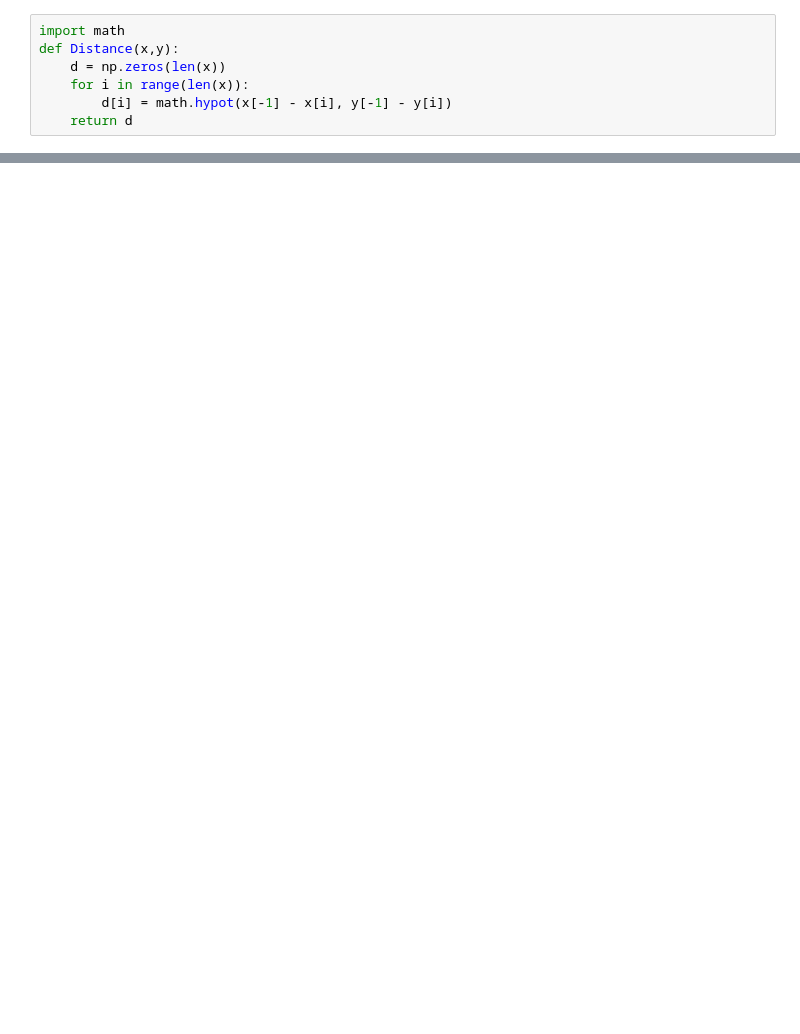
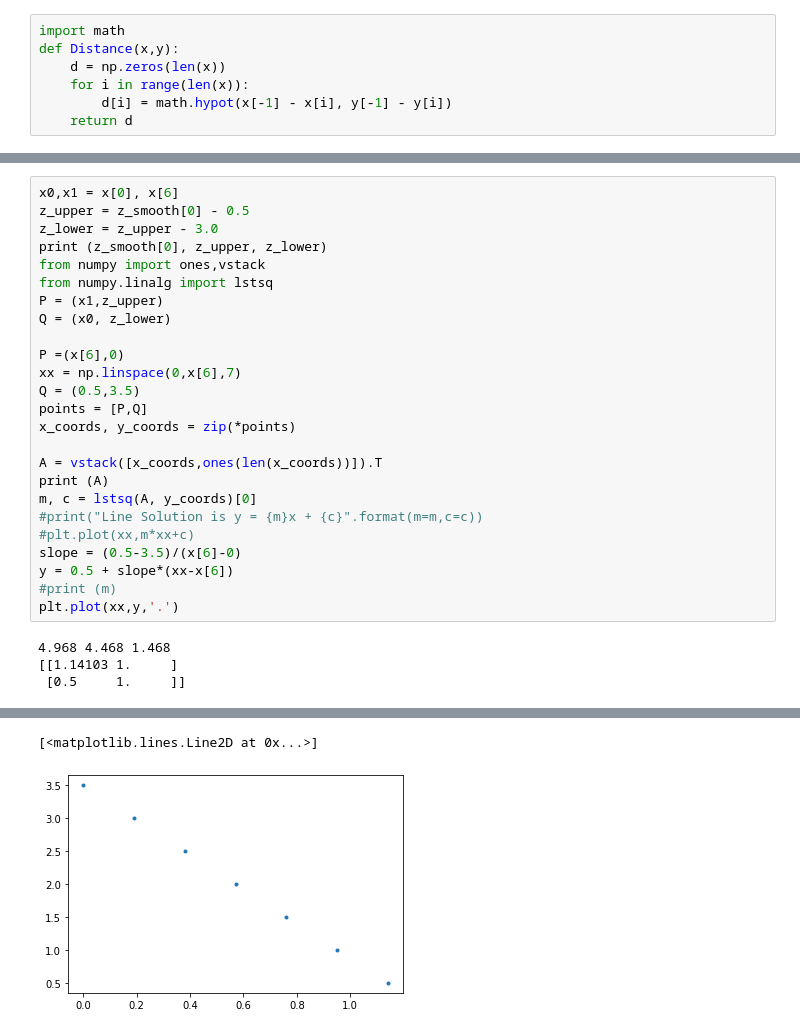
Before and after one commit to ajkhattak/python-scripts, a Jupyter notebook: meshes/make_mesh_piewedge-Vladimir.ipynb, the cells around one changed output, grey strips where cells are left out. Saved outputs shown, nothing was run; the diff lists cells and outputs as text; blank space fills up the shorter version.

```diff
--- a/meshes/make_mesh_piewedge-Vladimir.ipynb
+++ b/meshes/make_mesh_piewedge-Vladimir.ipynb
@@ -226,0 +239,29 @@ m2.plot()
+# %%
+x0,x1 = x[0], x[6]
+z_upper = z_smooth[0] - 0.5
+z_lower = z_upper - 3.0
+print (z_smooth[0], z_upper, z_lower)
+from numpy import ones,vstack
+from numpy.linalg import lstsq
+P = (x1,z_upper)
+Q = (x0, z_lower)
+
+P =(x[6],0)
+xx = np.linspace(0,x[6],7)
+Q = (0.5,3.5)
+points = [P,Q]
+x_coords, y_coords = zip(*points)
+
+A = vstack([x_coords,ones(len(x_coords))]).T
+print (A)
+m, c = lstsq(A, y_coords)[0]
+#print("Line Solution is y = {m}x + {c}".format(m=m,c=c))
+#plt.plot(xx,m*xx+c)
+slope = (0.5-3.5)/(x[6]-0)
+y = 0.5 + slope*(xx-x[6])
+#print (m)
+plt.plot(xx,y,'.')
+# %% [output]
+4.968 4.468 1.468
+[[1.14103 1.     ]
+ [0.5     1.     ]]
@@ -226,0 +269,2 @@ m2.plot()
+[<matplotlib.lines.Line2D at 0x...>]
+[figure, added]
```
Also changed, not shown: parts of 14 cells of this notebook, 13 other files.
